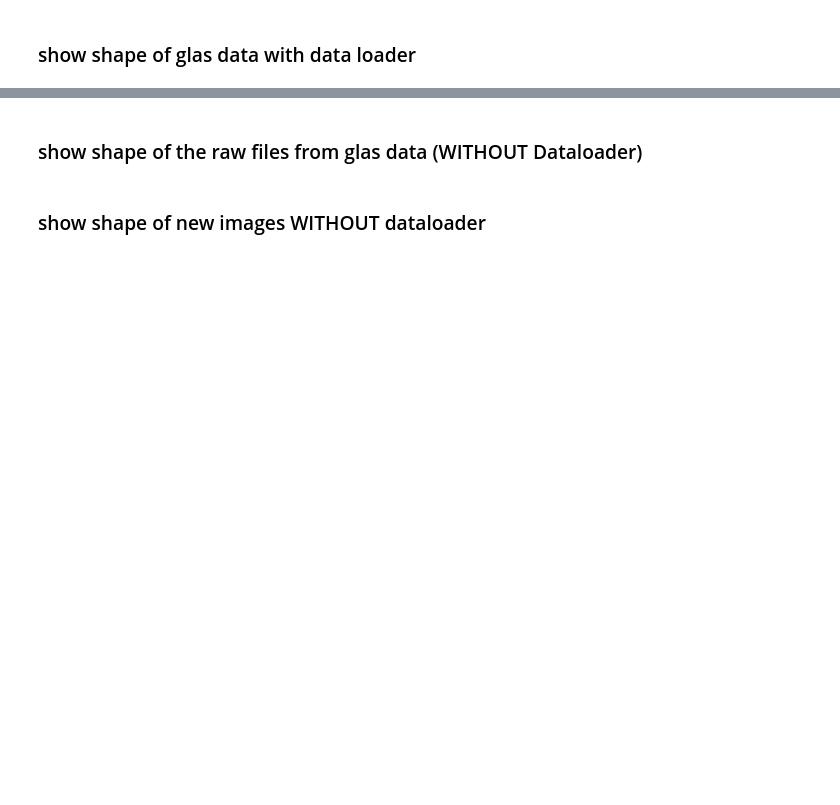
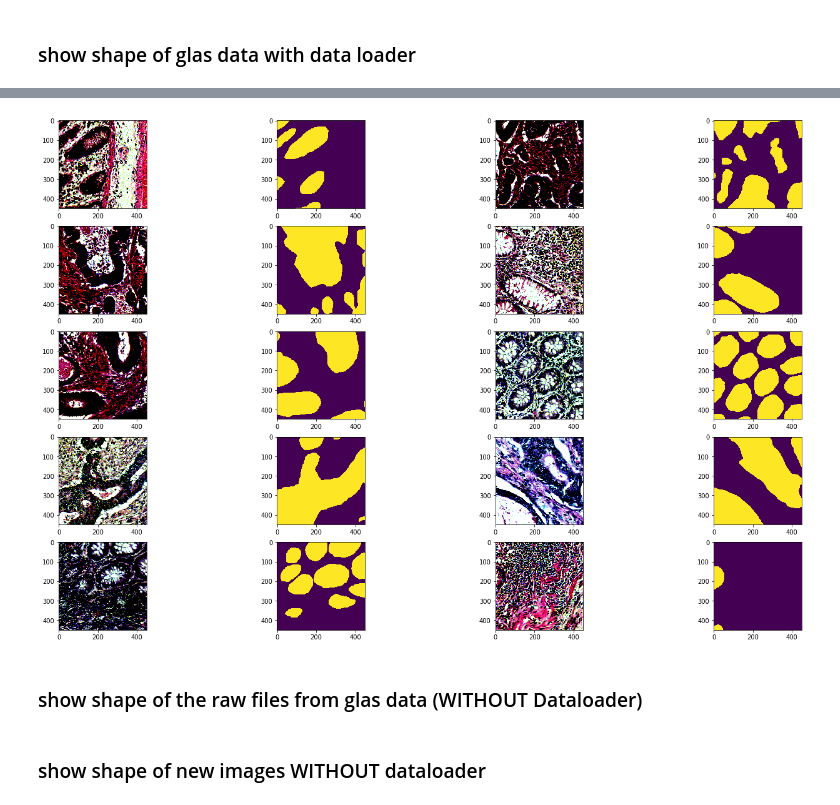
Before and after one commit to Sven-Wa/transfer-learning-for-segmentation-of-intestinal-glands, a Jupyter notebook: apply_model_from_diva.ipynb, the cells around one changed output, grey strips where cells are left out. Saved outputs shown, nothing was run; the diff lists cells and outputs as text; code cells hidden in the pictures; blank space fills up the shorter version.

```diff
--- a/apply_model_from_diva.ipynb
+++ b/apply_model_from_diva.ipynb
@@ -21,0 +57,14 @@ from template.setup import _load_mean_std_from_file
+# %%
+f, ax = plt.subplots(nrows=2, ncols=10, figsize=(50,10))
+
+dataloader_iterator = iter(train_ds)
+for i in range(10):
+    img, mask = next(dataloader_iterator)
+    img = np.transpose(img, (1,2,0))
+    mask = np.transpose(mask, (1,2,0))
+    img = np.array(img)
+    mask = np.array(mask)
+    print(np.shape(mask))
+    print(np.shape(img))
+    ax[0,i].imshow(img)
+    ax[1,i].imshow(mask[:,:,2])
@@ -24,14 +81,14 @@ from template.runner.semantic_segmentation.setup import set_up_dataloaders
 
 train_loader, val_loader, test_loader  = set_up_dataloaders(model_expected_input_size = (254,254),
                                                            dataset_folder = "/home/sven/Desktop/data/GlaS_small",
-                                                           batch_size = 4,
+                                                           batch_size = 2,
                                                            workers = 1,
                                                            disable_dataset_integrity=False,
                                                            enable_deep_dataset_integrity=True,
                                                            inmem=False,
                                                            runner_class = "semantic_segmentation",
                                                            imgs_in_memory = 5,
-                                                           crop_size = 256,
-                                                           crops_per_image = 10)
+                                                           crop_size = 450,
+                                                           crops_per_image = 1)
 # %%
 len(train_loader)
@@ -44,2 +99,28 @@ batch[1].shape
 # %% [markdown]
 ### show shape of glas data with data loader
+# %%
+import matplotlib.pyplot as plt
+import numpy as np
+%matplotlib inline
+fig, ax = plt.subplots(nrows=5, ncols=4, figsize=(24, 15))
+
+# creats a iterable object from the train_loader
+dataloader_iterator = iter(train_loader)
+for b in range(5):
+    try:
+        batch_imgs, batch_masks = next(dataloader_iterator)
+    except StopIteration:
+        dataloader_iterator = iter(dataloader)
+        data, target = next(dataloader_iterator)
+
+    for i in range(2):
+
+#         plt.imshow(np.transpose(batch_imgs[i],(1,2,0)))
+#         plt.show()
+#         plt.imshow(batch_masks[i])
+#         plt.show()
+        batch_imgs = np.array(batch_imgs)
+        masks = np.array(batch_masks)
+        ax[b, i * 2].imshow(np.transpose(batch_imgs[i],(1,2,0)))
+        ax[b, i * 2 + 1].imshow(batch_masks[i])
+# %% [output]
@@ -46,3 +137,4 @@ batch[1].shape
+[figure, added]
 # %%
 %matplotlib inline
 
```
Also changed, not shown: parts of 42 cells of this notebook.
